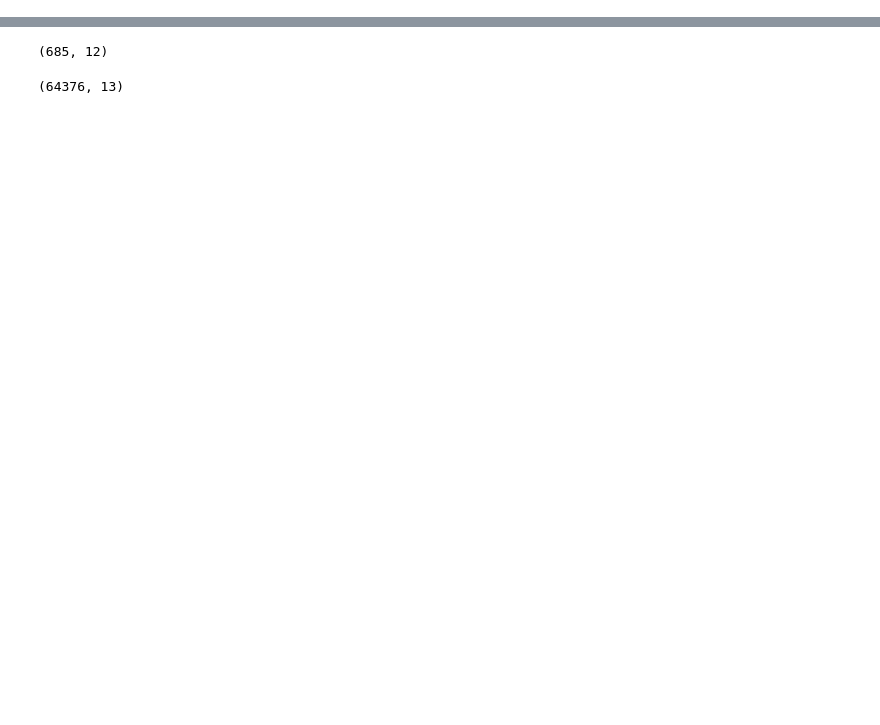
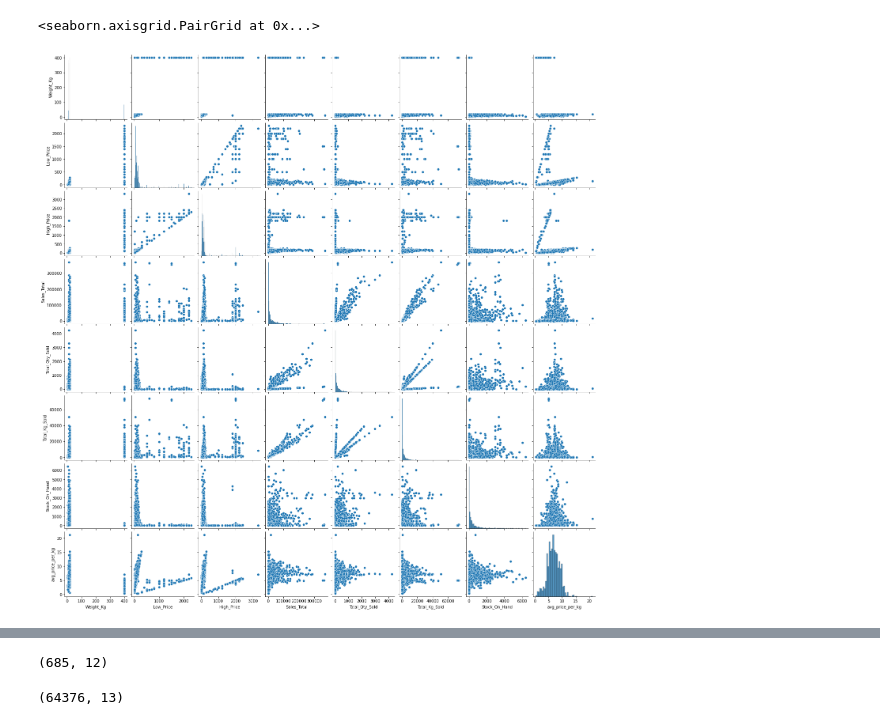
Before and after one commit to Cwaita/regression-apples-predict-api-template, a Jupyter notebook: ZM2_First_submission.ipynb, the cells around one changed output, grey strips where cells are left out. Drawn from its saved outputs; the diff is of its cells as text; code cells hidden in the pictures; blank space fills up the shorter version.

```diff
--- a/ZM2_First_submission.ipynb
+++ b/ZM2_First_submission.ipynb
@@ -31,0 +180,6 @@ df_test = pd.read_csv('https://raw.githubusercontent.com/ShaniPillay/regression-
+# %%
+# pairplot  we can actual display that the relationship between two  numerical two variebles each a member of data cell gets plotted as a point whose left paranthesis relate to it
+sns.pairplot(df_Apple_train)
+# %% [output]
+<seaborn.axisgrid.PairGrid at 0x...>
+[figure, added]
```
Also changed, not shown: parts of 19 cells of this notebook.
